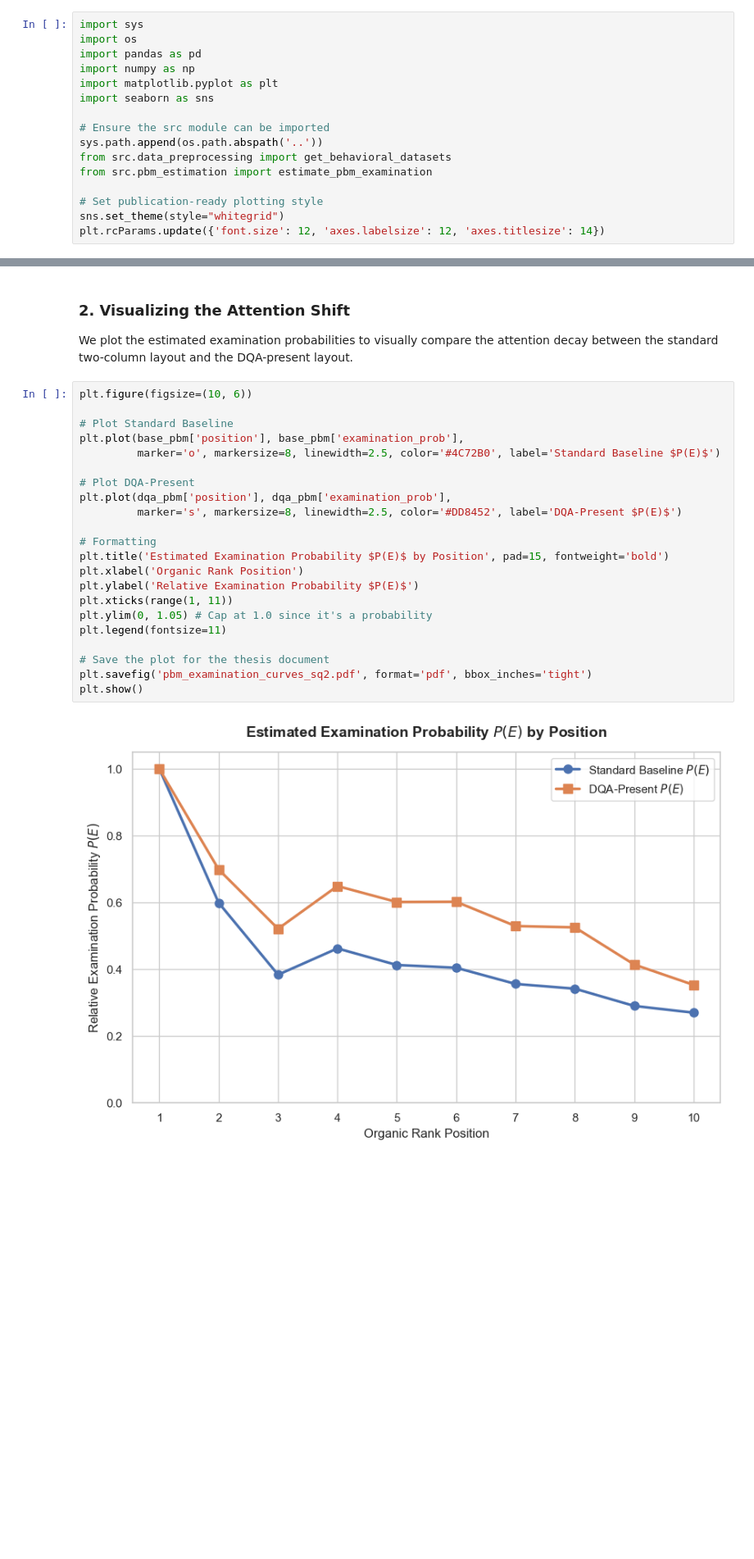
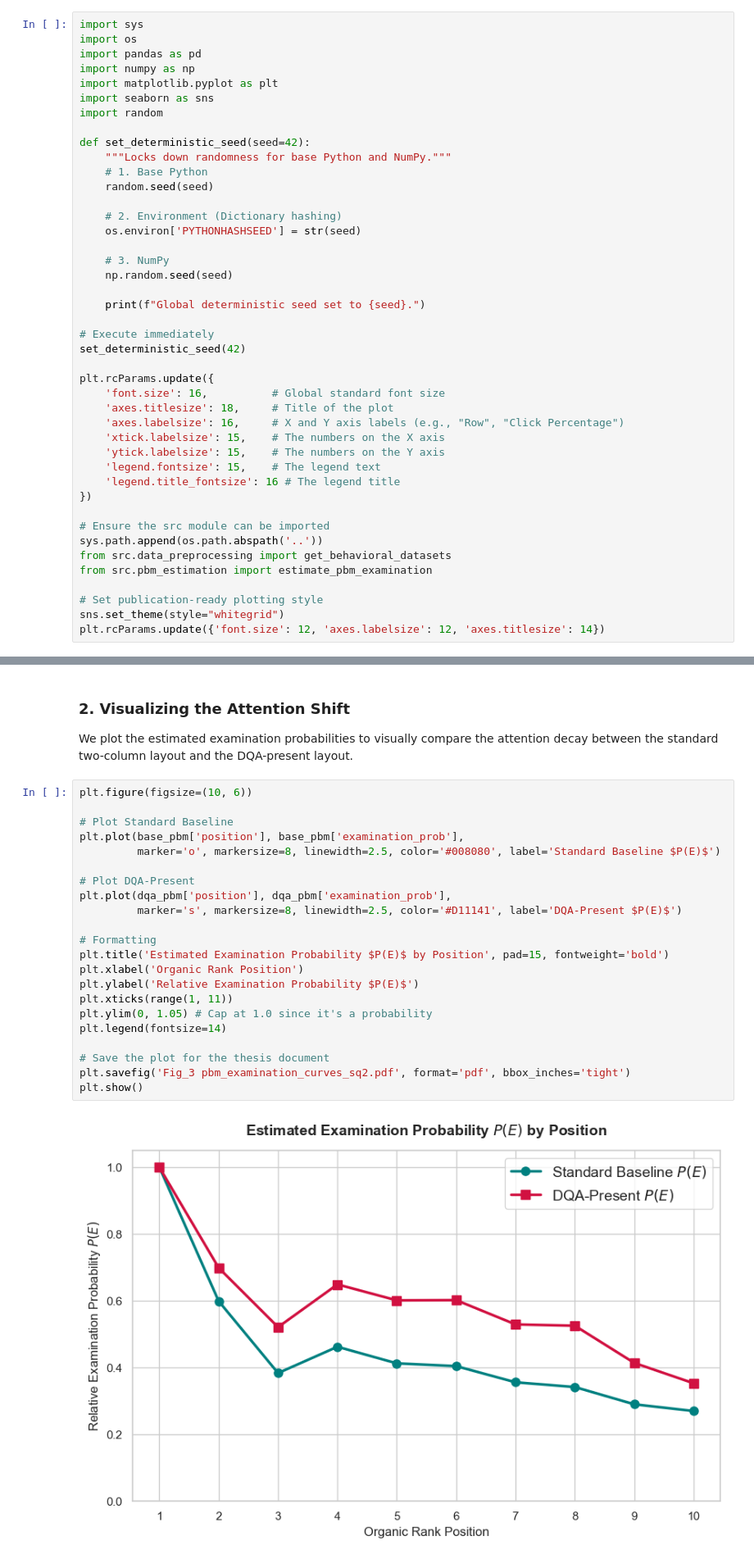
Before and after one commit to Jesperk88/Thesis_masters, a Jupyter notebook: notebooks/SQ2_Examination_Curves.ipynb, the cells around one changed output, grey strips where cells are left out. Shown at 82% size. Drawn from its saved outputs; the diff is of its cells as text; blank space fills up the shorter version.

```diff
--- a/notebooks/SQ2_Examination_Curves.ipynb
+++ b/notebooks/SQ2_Examination_Curves.ipynb
@@ -8,6 +8,33 @@ import pandas as pd
 import numpy as np
 import matplotlib.pyplot as plt
 import seaborn as sns
+import random
+
+def set_deterministic_seed(seed=42):
+    """Locks down randomness for base Python and NumPy."""
+    # 1. Base Python
+    random.seed(seed)
+
+    # 2. Environment (Dictionary hashing)
+    os.environ['PYTHONHASHSEED'] = str(seed)
+
+    # 3. NumPy
+    np.random.seed(seed)
+
+    print(f"Global deterministic seed set to {seed}.")
+
+# Execute immediately
+set_deterministic_seed(42)
+
+plt.rcParams.update({
+    'font.size': 16,          # Global standard font size
+    'axes.titlesize': 18,     # Title of the plot
+    'axes.labelsize': 16,     # X and Y axis labels (e.g., "Row", "Click Percentage")
+    'xtick.labelsize': 15,    # The numbers on the X axis
+    'ytick.labelsize': 15,    # The numbers on the Y axis
+    'legend.fontsize': 15,    # The legend text
+    'legend.title_fontsize': 16 # The legend title
+})
 
 # Ensure the src module can be imported
 sys.path.append(os.path.abspath('..'))
@@ -60,27 +88,27 @@ We plot the estimated examination probabilities to visually compare the attentio
 # %%
 plt.figure(figsize=(10, 6))
 
 # Plot Standard Baseline
 plt.plot(base_pbm['position'], base_pbm['examination_prob'],
-         marker='o', markersize=8, linewidth=2.5, color='#4C72B0', label='Standard Baseline $P(E)$')
+         marker='o', markersize=8, linewidth=2.5, color='#008080', label='Standard Baseline $P(E)$')
 
 # Plot DQA-Present
 plt.plot(dqa_pbm['position'], dqa_pbm['examination_prob'],
-         marker='s', markersize=8, linewidth=2.5, color='#DD8452', label='DQA-Present $P(E)$')
+         marker='s', markersize=8, linewidth=2.5, color='#D11141', label='DQA-Present $P(E)$')
 
 # Formatting
 plt.title('Estimated Examination Probability $P(E)$ by Position', pad=15, fontweight='bold')
 plt.xlabel('Organic Rank Position')
 plt.ylabel('Relative Examination Probability $P(E)$')
 plt.xticks(range(1, 11))
 plt.ylim(0, 1.05) # Cap at 1.0 since it's a probability
-plt.legend(fontsize=11)
+plt.legend(fontsize=14)
 
 # Save the plot for the thesis document
-plt.savefig('pbm_examination_curves_sq2.pdf', format='pdf', bbox_inches='tight')
+plt.savefig('Fig_3 pbm_examination_curves_sq2.pdf', format='pdf', bbox_inches='tight')
 plt.show()
 # %% [output]
-[figure, old version]
+[figure, new version]
 # %% [markdown]
 ### 3. Exporting Bias Parameters
 These calculated examination probabilities act as the empirical proof of layout bias. We can export these to use as comparative weights or initialization parameters for our downstream Neural Network (PAL model) in SQ3.
```
Also changed, not shown: parts of 2 cells of this notebook, 11 other files.
